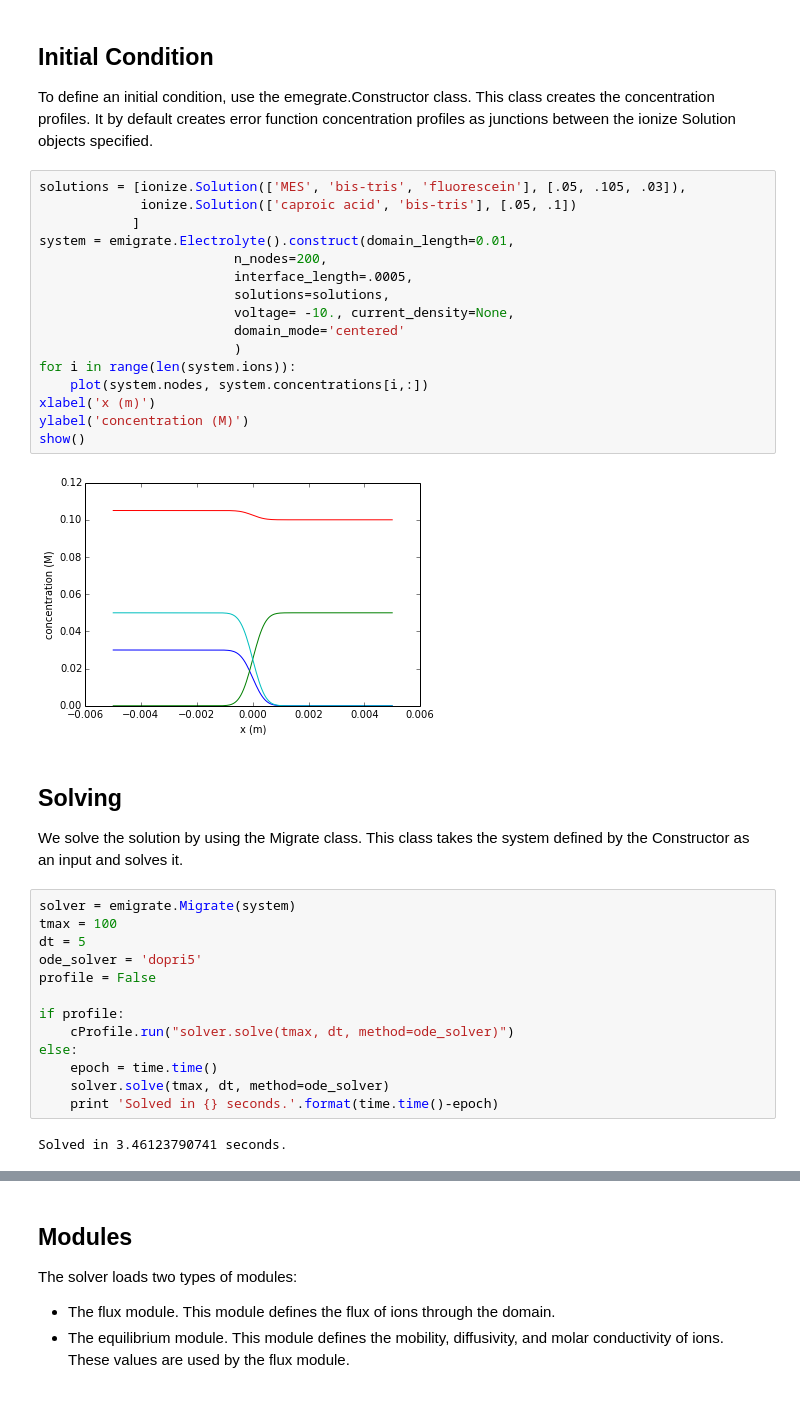
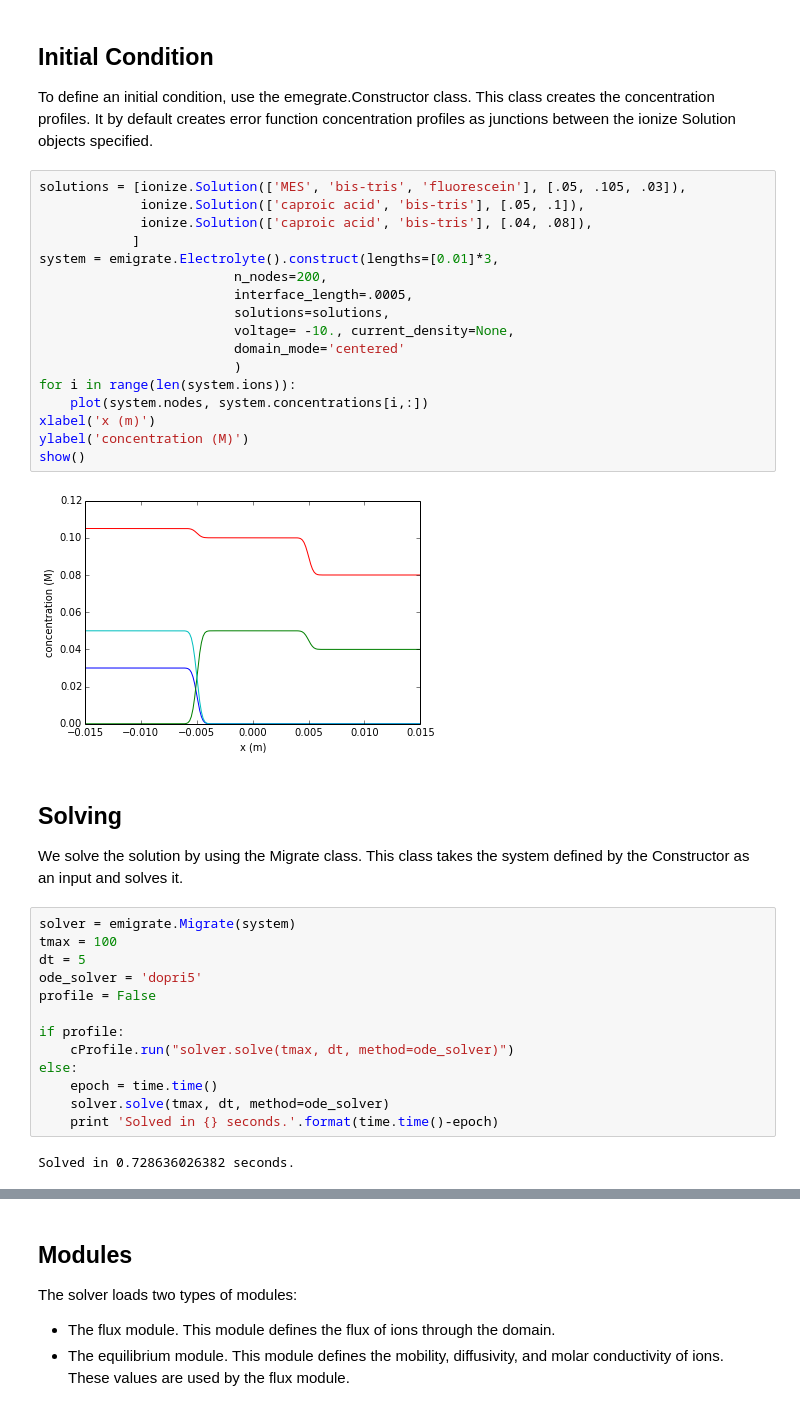
Before and after one commit to lewisamarshall/emigrate, a Jupyter notebook: Tutorial.ipynb, the cells around one changed output, grey strips where cells are left out. Cells and saved outputs as stored; diff of their text form.

```diff
--- a/Tutorial.ipynb
+++ b/Tutorial.ipynb
@@ -19,22 +19,23 @@ Initial Condition
 To define an initial condition, use the emegrate.Constructor class. This class creates the concentration profiles. It by default creates error function concentration profiles as junctions between the ionize Solution objects specified.
 # %%
 solutions = [ionize.Solution(['MES', 'bis-tris', 'fluorescein'], [.05, .105, .03]),
-             ionize.Solution(['caproic acid', 'bis-tris'], [.05, .1])
+             ionize.Solution(['caproic acid', 'bis-tris'], [.05, .1]),
+             ionize.Solution(['caproic acid', 'bis-tris'], [.04, .08]),
             ]
-system = emigrate.Electrolyte().construct(domain_length=0.01,
+system = emigrate.Electrolyte().construct(lengths=[0.01]*3,
                          n_nodes=200,
                          interface_length=.0005,
                          solutions=solutions,
                          voltage= -10., current_density=None,
                          domain_mode='centered'
                          )
 for i in range(len(system.ions)):
     plot(system.nodes, system.concentrations[i,:])
 xlabel('x (m)')
 ylabel('concentration (M)')
 show()
 # %% [output]
-[figure, old version]
+[figure, new version]
 # %% [markdown]
 Solving
 -------
@@ -53,7 +54,7 @@ else:
     solver.solve(tmax, dt, method=ode_solver)
     print 'Solved in {} seconds.'.format(time.time()-epoch)
 # %% [output]
-Solved in 3.46123790741 seconds.
+Solved in 0.728636026382 seconds.
 # %%
 for solution in solver.solution.values():
         for ion_concentration in solution.concentrations:
```
Also changed, not shown: parts of 1 cell of this notebook, 1 other file.
